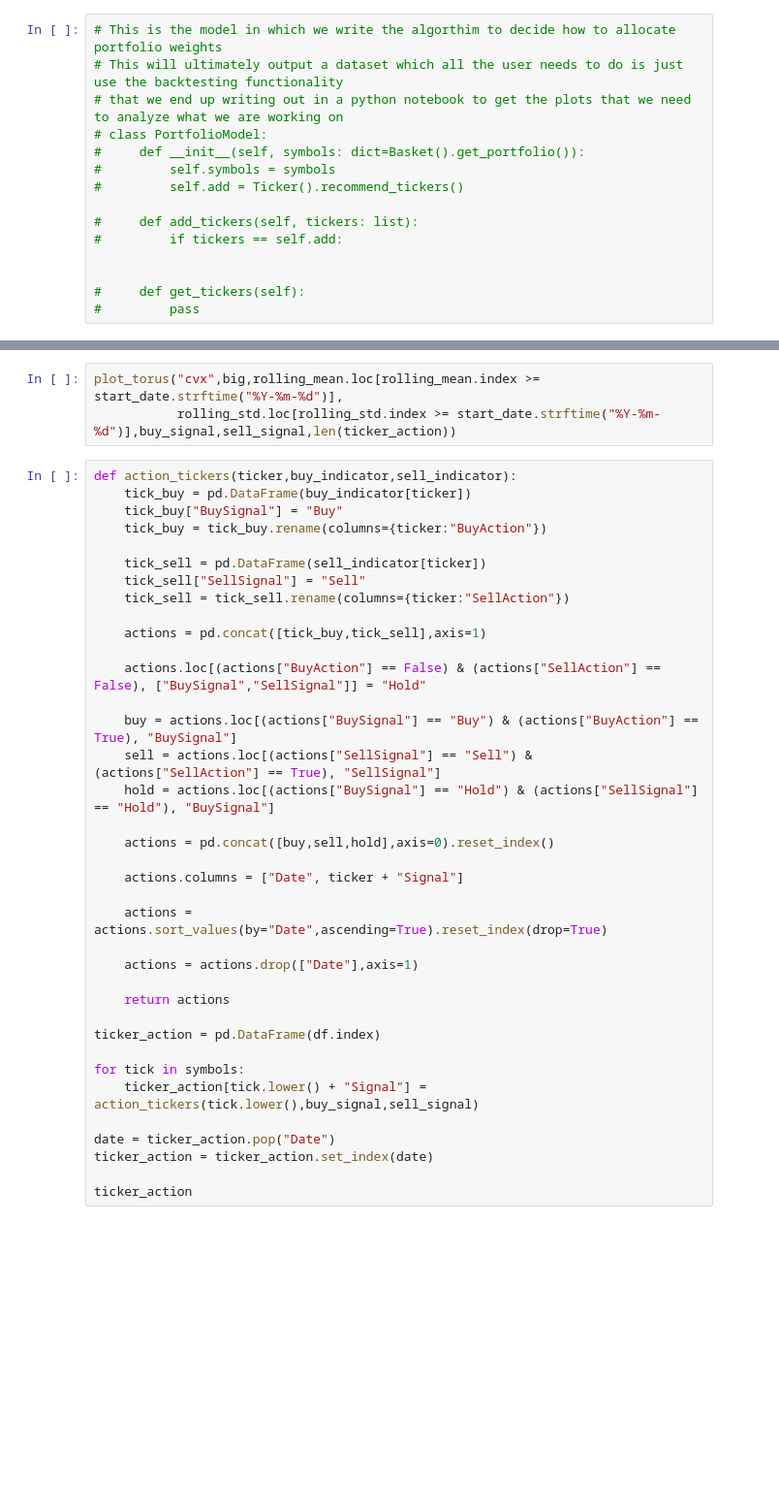
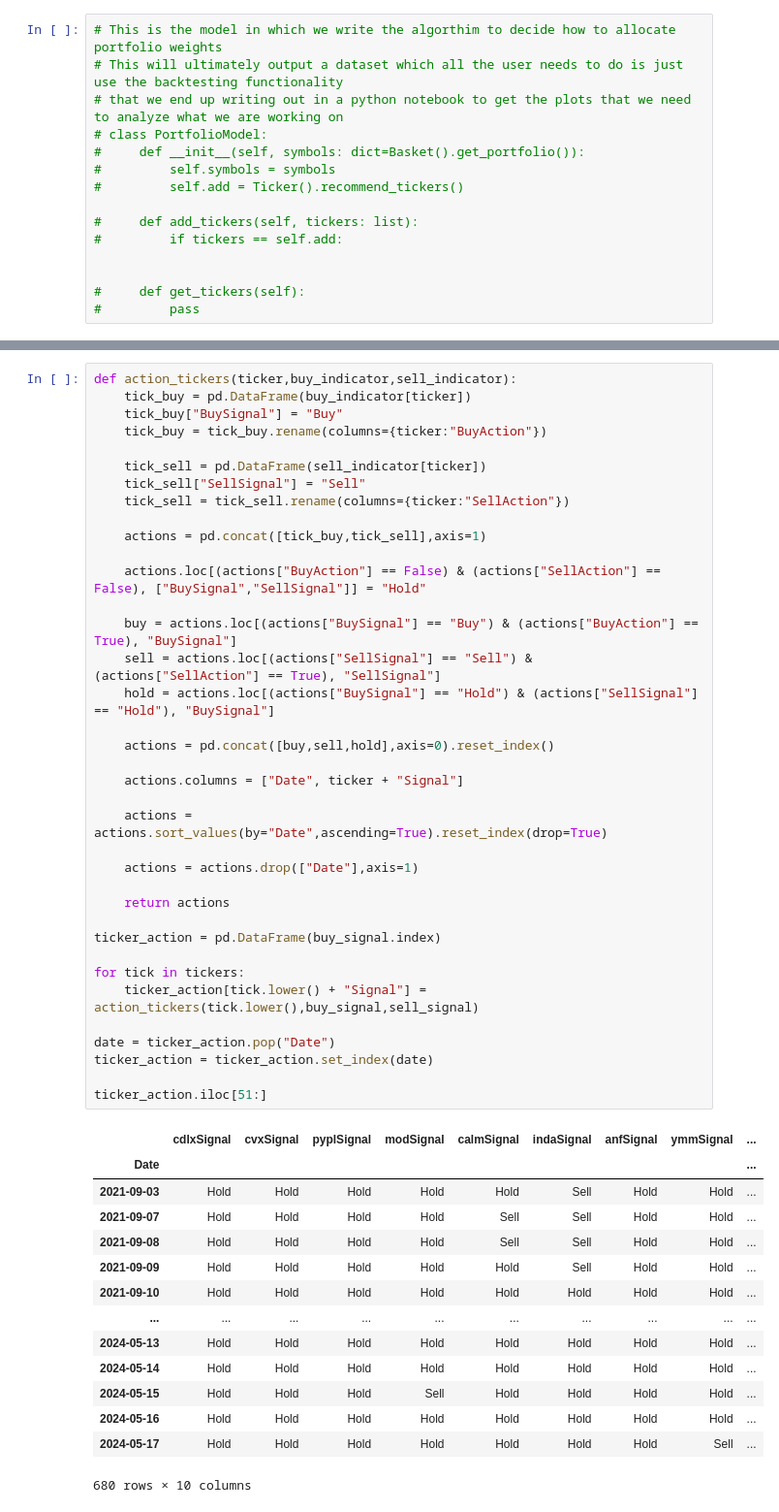
Before and after one commit to ab123-bruh/fund_temp, a Jupyter notebook: test.ipynb, the cells around one changed output, grey strips where cells are left out. Shown at 97% size. Saved outputs shown, nothing was run; the diff lists cells and outputs as text; blank space fills up the shorter version.

```diff
--- a/test.ipynb
+++ b/test.ipynb
@@ -125,6 +76,3 @@ ticker_action
-# %%
-plot_torus("cvx",big,rolling_mean.loc[rolling_mean.index >= start_date.strftime("%Y-%m-%d")],
-           rolling_std.loc[rolling_std.index >= start_date.strftime("%Y-%m-%d")],buy_signal,sell_signal,len(ticker_action))
 # %%
 def action_tickers(ticker,buy_indicator,sell_indicator):
     tick_buy = pd.DataFrame(buy_indicator[ticker])
@@ -132,33 +80,48 @@ def action_tickers(ticker,buy_indicator,sell_indicator):
     tick_buy = tick_buy.rename(columns={ticker:"BuyAction"})
 
     tick_sell = pd.DataFrame(sell_indicator[ticker])
     tick_sell["SellSignal"] = "Sell"
     tick_sell = tick_sell.rename(columns={ticker:"SellAction"})
 
     actions = pd.concat([tick_buy,tick_sell],axis=1)
 
     actions.loc[(actions["BuyAction"] == False) & (actions["SellAction"] == False), ["BuySignal","SellSignal"]] = "Hold"
 
     buy = actions.loc[(actions["BuySignal"] == "Buy") & (actions["BuyAction"] == True), "BuySignal"]
     sell = actions.loc[(actions["SellSignal"] == "Sell") & (actions["SellAction"] == True), "SellSignal"]
     hold = actions.loc[(actions["BuySignal"] == "Hold") & (actions["SellSignal"] == "Hold"), "BuySignal"]
 
     actions = pd.concat([buy,sell,hold],axis=0).reset_index()
 
     actions.columns = ["Date", ticker + "Signal"]
 
     actions = actions.sort_values(by="Date",ascending=True).reset_index(drop=True)
 
     actions = actions.drop(["Date"],axis=1)
 
     return actions
 
-ticker_action = pd.DataFrame(df.index)
+ticker_action = pd.DataFrame(buy_signal.index)
 
-for tick in symbols:
+for tick in tickers:
     ticker_action[tick.lower() + "Signal"] = action_tickers(tick.lower(),buy_signal,sell_signal)
 
 date = ticker_action.pop("Date")
 ticker_action = ticker_action.set_index(date)
 
-ticker_action
+ticker_action.iloc[51:]
+# %% [output]
+|  | cdlxSignal | cvxSignal | pyplSignal | modSignal | calmSignal | indaSignal | anfSignal | ymmSignal | ... |
+| Date |  |  |  |  |  |  |  |  | ... |
+| 2021-09-03 | Hold | Hold | Hold | Hold | Hold | Sell | Hold | Hold | ... |
+| 2021-09-07 | Hold | Hold | Hold | Hold | Sell | Sell | Hold | Hold | ... |
+| 2021-09-08 | Hold | Hold | Hold | Hold | Sell | Sell | Hold | Hold | ... |
+| 2021-09-09 | Hold | Hold | Hold | Hold | Hold | Sell | Hold | Hold | ... |
+| 2021-09-10 | Hold | Hold | Hold | Hold | Hold | Hold | Hold | Hold | ... |
+| ... | ... | ... | ... | ... | ... | ... | ... | ... | ... |
+| 2024-05-13 | Hold | Hold | Hold | Hold | Hold | Hold | Hold | Hold | ... |
+| 2024-05-14 | Hold | Hold | Hold | Hold | Hold | Hold | Hold | Hold | ... |
+| 2024-05-15 | Hold | Hold | Hold | Sell | Hold | Hold | Hold | Hold | ... |
+| 2024-05-16 | Hold | Hold | Hold | Hold | Hold | Hold | Hold | Hold | ... |
+| 2024-05-17 | Hold | Hold | Hold | Hold | Hold | Hold | Hold | Sell | ... |
+680 rows × 10 columns
```
Also changed, not shown: parts of 7 cells of this notebook, 2 other files.
